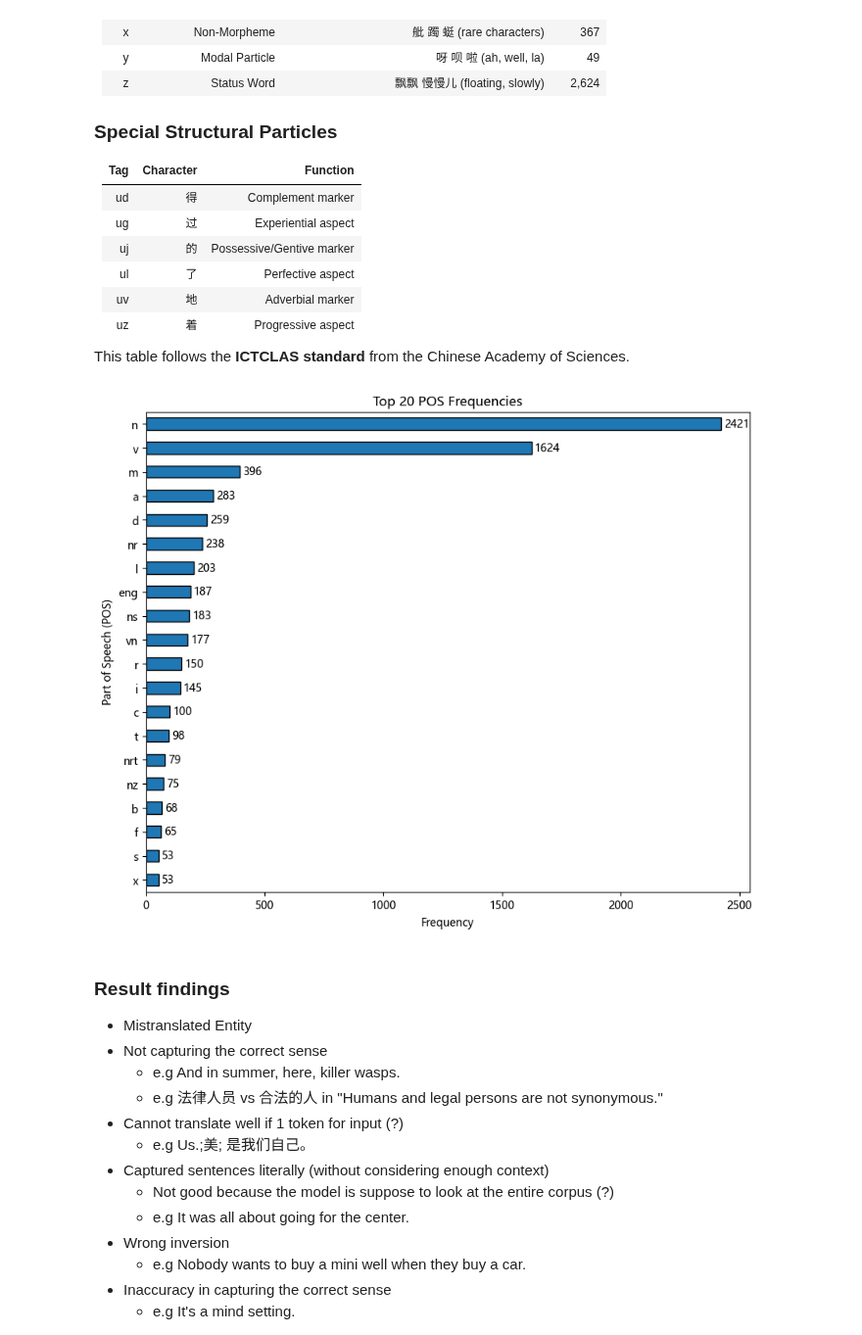
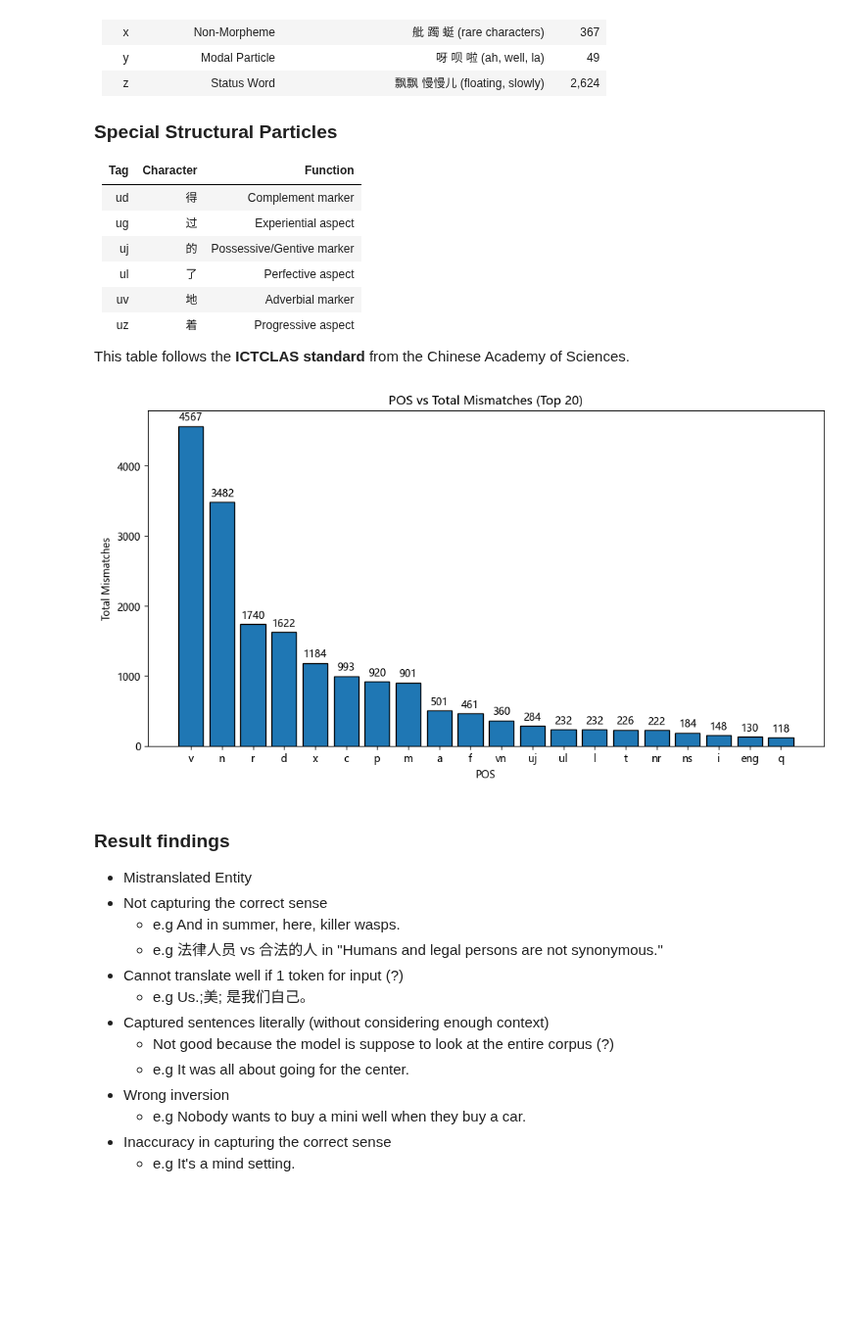
Before and after one commit to JCSnap/cs4248-team-14, a Jupyter notebook: submission/analysis/high_level_analysis.ipynb, the cells around one changed output. Shown at 98% size. Cells and saved outputs as stored; diff of their text form; code cells hidden in the pictures; blank space fills up the shorter version.

Commit message:
Add POS+mismatches word analysis for salient and wsd

```diff
--- a/submission/analysis/high_level_analysis.ipynb
+++ b/submission/analysis/high_level_analysis.ipynb
@@ -98,3 +98,8 @@ Missing words from the reference that do not appear in the model output.
 
 # for font in fm.findSystemFonts():
 #     print(fm.FontProperties(fname=font).get_name())
+# %%
+pos_mismatch_summary = df_mismatches.groupby("POS")["MismatchCount"].agg(['count', 'sum']).reset_index()
+pos_mismatch_summary.columns = ["POS", "UniqueWordCount", "TotalMismatches"]
+pos_mismatch_summary = pos_mismatch_summary.sort_values(by="TotalMismatches", ascending=False)
+pos_mismatch_summary.head()
@@ -173,19 +185,20 @@ https://blog.csdn.net/Yellow_python/article/details/83991967
 | uz | 着 | Progressive aspect |
 
 This table follows the **ICTCLAS standard** from the Chinese Academy of Sciences.
-# %%
-top_20_pos = df_mismatches['POS'].value_counts().nlargest(20)
-
-plt.figure(figsize=(10, 8))
-ax = top_20_pos.plot(kind='barh', edgecolor='black')
-ax.bar_label(ax.containers[0], fmt='%d', padding=3)  # Add value labels to bars
-plt.xlabel('Frequency')
-plt.ylabel('Part of Speech (POS)')
-plt.title('Top 20 POS Frequencies')
-plt.gca().invert_yaxis()  # Invert y-axis to display POS vertically
-plt.show()
-# %% [output]
-[figure, removed]
+# %%
+plt.rcParams["font.family"] = ["Microsoft YaHei"]
+
+fig, ax = plt.subplots(figsize=(12, 6))
+top_n = 20
+df_plot_pos = pos_mismatch_summary.head(top_n)
+bars = ax.bar(df_plot_pos['POS'], df_plot_pos['TotalMismatches'], edgecolor='black', linewidth=1.0)
+ax.bar_label(bars, fmt='%d', padding=3)
+ax.set_xlabel("POS")
+ax.set_ylabel("Total Mismatches")
+ax.set_title(f"POS vs Total Mismatches (Top {top_n})")
+plt.show()
+# %% [output]
+[figure, added]
 # %% [markdown]
 ### Result findings
 - Mistranslated Entity
```
Also changed, not shown: parts of 12 cells of this notebook, 8 other files.
